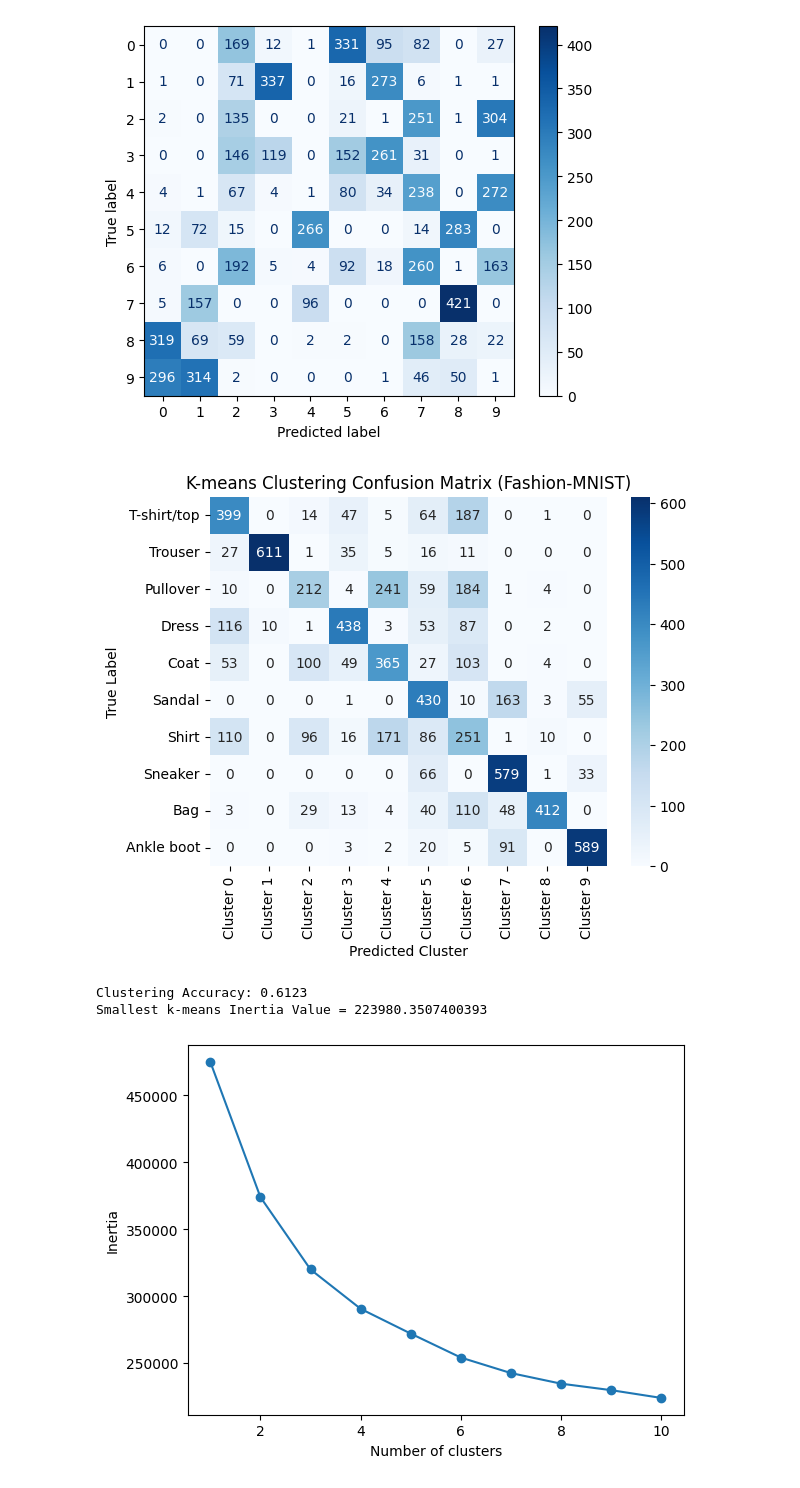
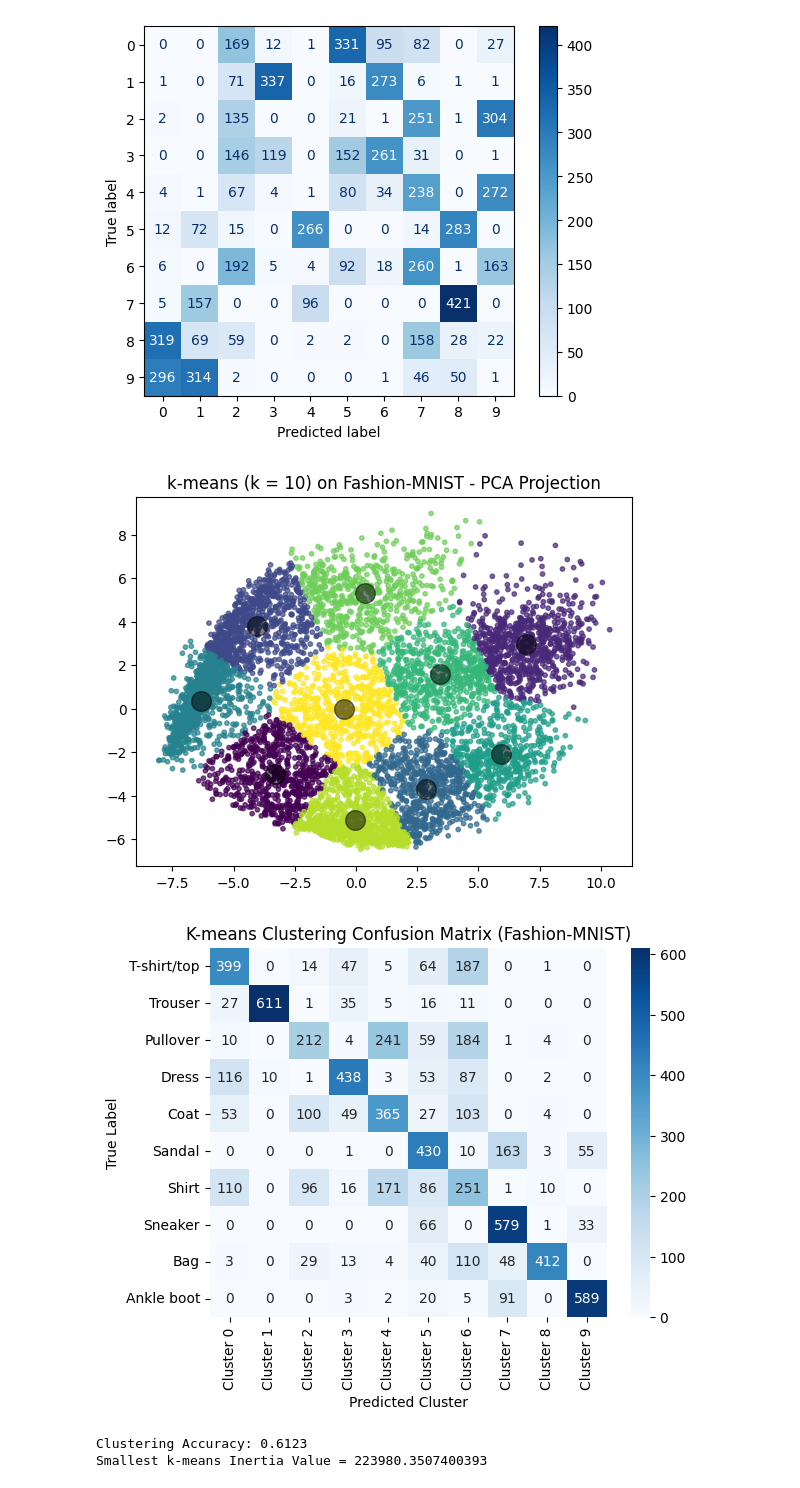
Before and after one commit to Shinyhunter95/math-data-science-course-Project2, a Jupyter notebook: project2.ipynb, the cells around one changed output. Drawn from its saved outputs; the diff is of its cells as text; code cells hidden in the pictures.

```diff
--- a/project2.ipynb
+++ b/project2.ipynb
@@ -397,40 +397,54 @@ def find_label_mapping(y_true, y_pred, n_clusters):
 mapping = find_label_mapping(y_10, kmeans_labels, n_clusters)
 kmeans_labels_mapped = np.array([mapping[label] for label in kmeans_labels])
 
+pca = PCA(n_components=2) #Reduces the data to 2D so we can view it
+X_pca = pca.fit_transform(X_10_normalized)
+kmeans_pca = KMeans(n_clusters=10, random_state=0).fit(X_pca)
+cluster_centers_pca = kmeans_pca.cluster_centers_
+kmeans_labels_pca = kmeans_pca.labels_
+
+plt.figure()
+plt.title("k-means (k = 10) on Fashion-MNIST - PCA Projection")
+plt.scatter(X_pca[:, 0], X_pca[:, 1], c=kmeans_labels_pca, cmap='viridis', s=10, alpha=0.7)
+plt.scatter(cluster_centers_pca[:, 0], cluster_centers_pca[:, 1], c='black', s=200, alpha=0.5)
+plt.show()
+
+
+
 # 4. Generate and plot the confusion matrix
 cm = confusion_matrix(y_10, kmeans_labels_mapped)
 
 # Use Seaborn to create a more visually appealing plot
 plt.figure()
 sns.heatmap(cm, annot=True, fmt='d', cmap='Blues',
             xticklabels=[f"Cluster {i}" for i in range(n_clusters)],
             yticklabels=[
                 'T-shirt/top', 'Trouser', 'Pullover', 'Dress', 'Coat',
                 'Sandal', 'Shirt', 'Sneaker', 'Bag', 'Ankle boot'
             ])
 plt.title('K-means Clustering Confusion Matrix (Fashion-MNIST)')
 plt.xlabel('Predicted Cluster')
 plt.ylabel('True Label')
 plt.show()
 
 # Print accuracy for reference
 accuracy = np.sum(np.diag(cm)) / np.sum(cm)
 print(f"Clustering Accuracy: {accuracy:.4f}")
 
 #Elbow
 inertia = []
 for i in range(1,11):
     kmeans = KMeans(n_clusters=i, random_state=0).fit(X_10_normalized)
     inertia.append(kmeans.inertia_)
 print("Smallest k-means Inertia Value =", min(inertia))
 
 plt.figure()
 plt.plot(range(1,11), inertia, marker='o')
 plt.xlabel('Number of clusters')
 plt.ylabel('Inertia')
 plt.show()
 # %% [output]
-[figure, old version]
+[figure, new version]
+[figure, new version]
 Clustering Accuracy: 0.6123
 Smallest k-means Inertia Value = 223980.3507400393
-[figure, old version]
```
Also changed, not shown: parts of 1 cell of this notebook.
